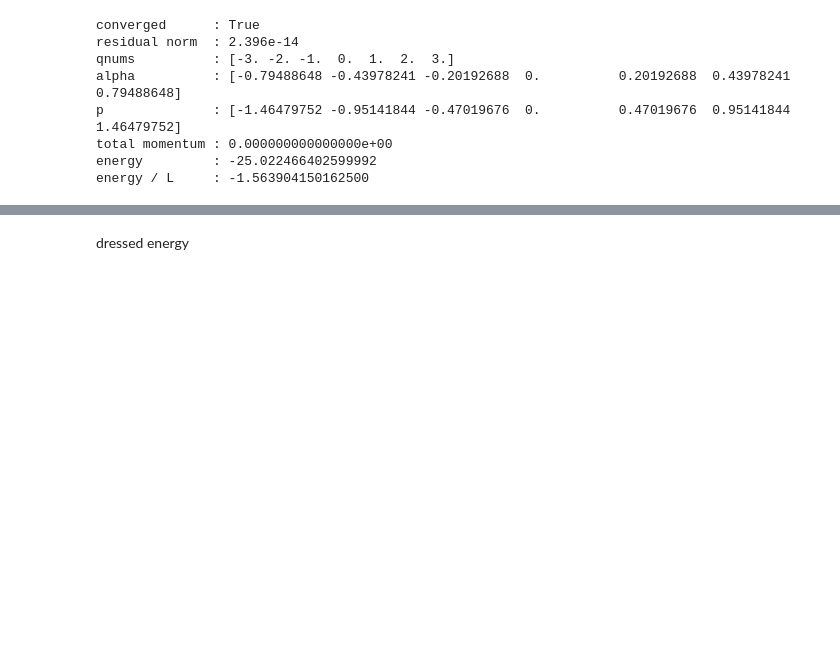
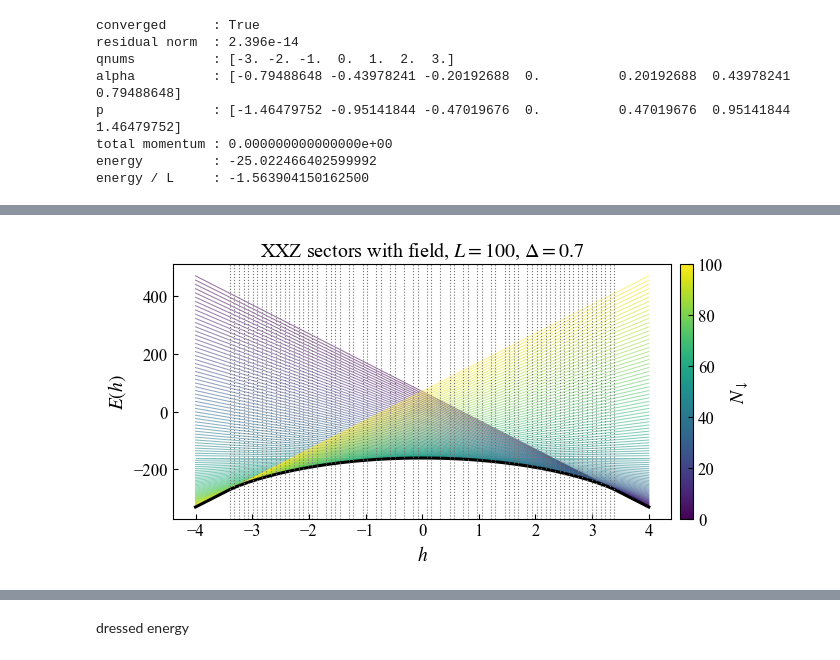
Before and after one commit to zhuhaodavid/quante, a Jupyter notebook: example/ed/jupyter_notes/bethe_ansatz.ipynb, the cells around one changed output, grey strips where cells are left out. Cells and saved outputs as stored; diff of their text form; code cells hidden in the pictures; blank space fills up the shorter version.

```diff
--- a/example/ed/jupyter_notes/bethe_ansatz.ipynb
+++ b/example/ed/jupyter_notes/bethe_ansatz.ipynb
@@ -407,7 +407,6 @@ ED energy: -25.02246640260004
 BA energy: -25.022466402599992
 # %%
-from quante.generate.solvable.bethe_ansatz.xxz_z import plot_xxz_pbc_finite_energy_vs_h
-
-h_values = np.linspace(-10.0, 10.0, 100)
-plot_xxz_pbc_finite_energy_vs_h(L=100, delta=0.7, h_values=h_values);
+qt.basicfun.plt_style_use(svg=False)
+h_values = np.linspace(-4, 4, 100)
+finite_pbc_xxz.plot_energy_vs_h(L=100, delta=0.7, h_values=h_values);
 # %% [output]
@@ -415,3 +413,4 @@ plot_xxz_pbc_finite_energy_vs_h(L=100, delta=0.7, h_values=h_values);
+[figure, added]
 # %%
 L = 1000
 h = 2
```
Also changed, not shown: parts of 16 cells of this notebook, 8 other files.
